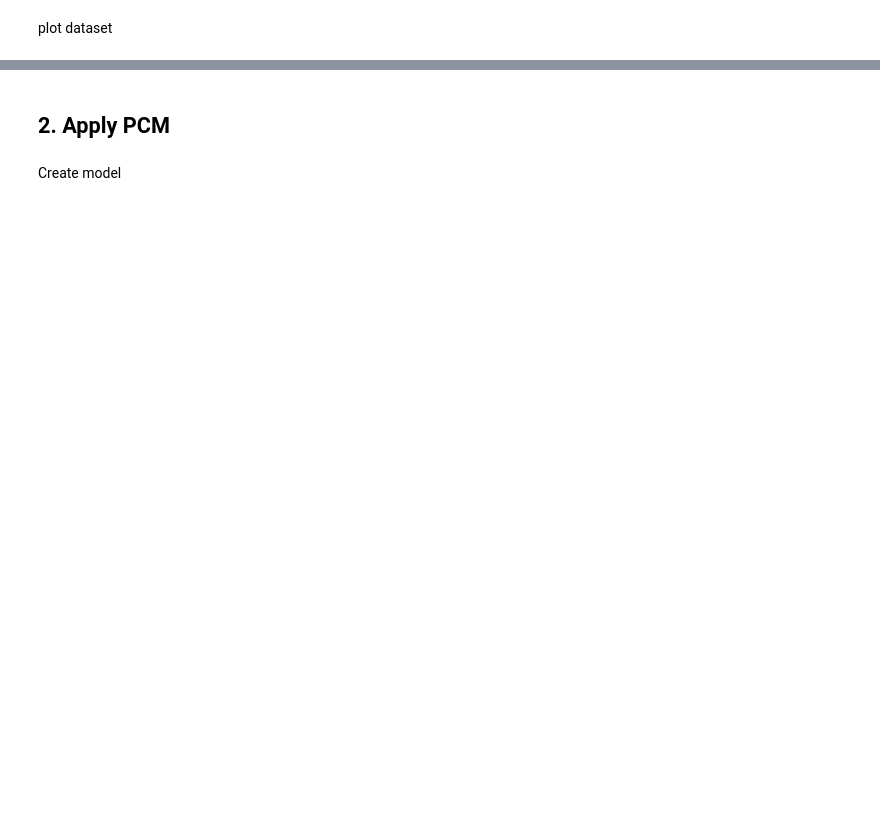
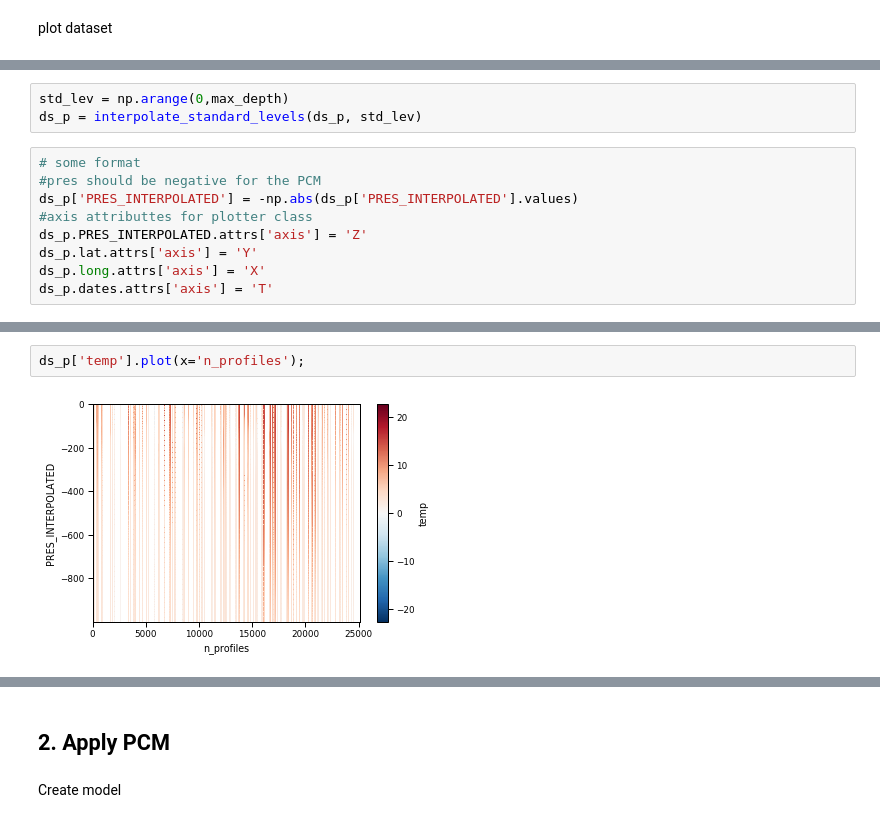
Before and after one commit to euroargodev/DMQC-PCM, a Jupyter notebook: PCM-design/Classif_ArgoReferenceDatabase.ipynb, the cells around one changed output, grey strips where cells are left out. Drawn from its saved outputs; the diff is of its cells as text; blank space fills up the shorter version.

```diff
--- a/PCM-design/Classif_ArgoReferenceDatabase.ipynb
+++ b/PCM-design/Classif_ArgoReferenceDatabase.ipynb
@@ -113,0 +221,12 @@ ds_out['temp'].plot(x='n_profiles');
+# %%
+std_lev = np.arange(0,max_depth)
+ds_p = interpolate_standard_levels(ds_p, std_lev)
+# %%
+# some format
+#pres should be negative for the PCM
+ds_p['PRES_INTERPOLATED'] = -np.abs(ds_p['PRES_INTERPOLATED'].values)
+#axis attributtes for plotter class
+ds_p.PRES_INTERPOLATED.attrs['axis'] = 'Z'
+ds_p.lat.attrs['axis'] = 'Y'
+ds_p.long.attrs['axis'] = 'X'
+ds_p.dates.attrs['axis'] = 'T'
@@ -113,0 +249,4 @@ ds_out['temp'].plot(x='n_profiles');
+# %%
+ds_p['temp'].plot(x='n_profiles');
+# %% [output]
+[figure, added]
```
Also changed, not shown: parts of 43 cells of this notebook, 1 other file.
